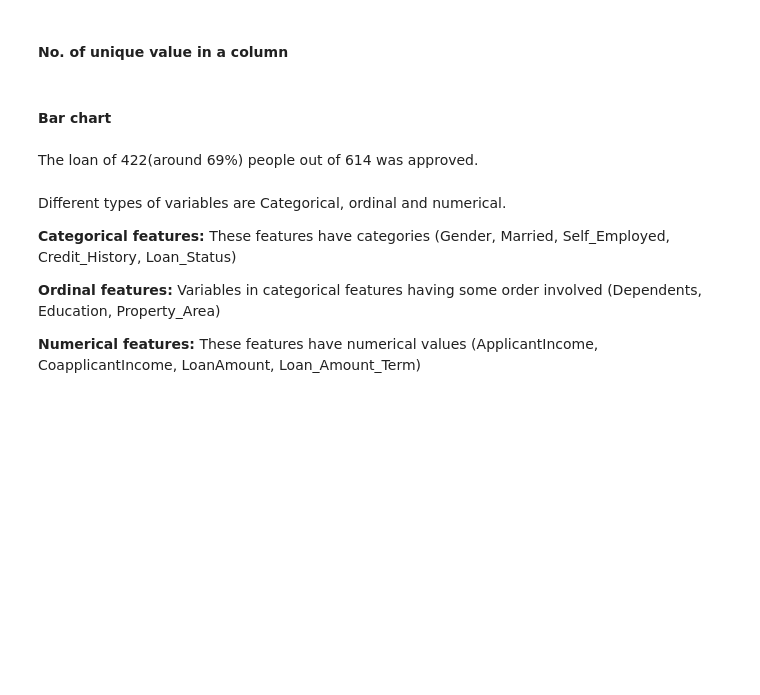
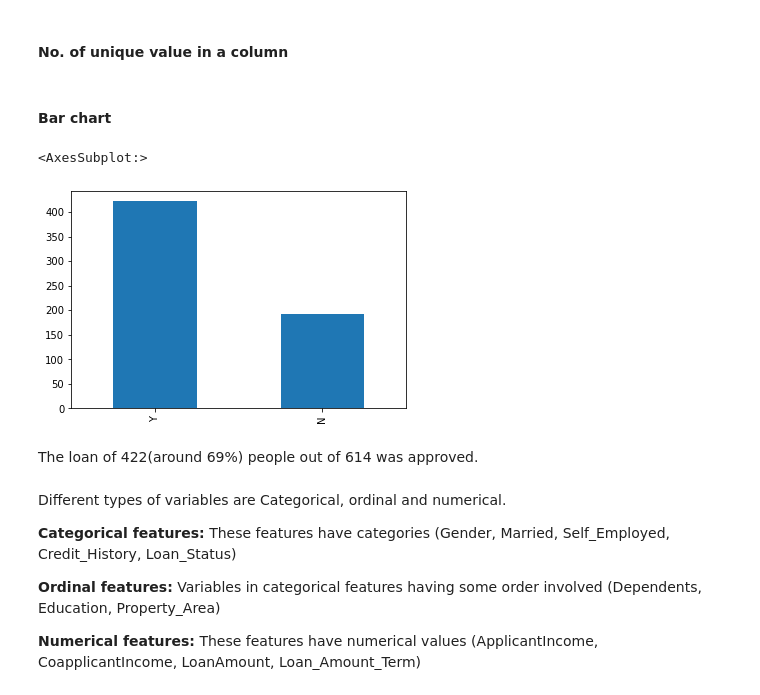
Before and after one commit to SR1608/Pandas, a Jupyter notebook: Pandas_Session_1.ipynb, the cells around one changed output. Drawn from its saved outputs; the diff is of its cells as text; code cells hidden in the pictures; blank space fills up the shorter version.

```diff
--- a/Pandas_Session_1.ipynb
+++ b/Pandas_Session_1.ipynb
@@ -70,5 +130,6 @@ Use the file path: file_path = "/home//Desktop/Project/"
 # Read Loan Dataset
 
 filename = 'train.csv'
-df = pd.read_csv("train.csv")
-df.head()
+df = pd.read_csv(filename)
+# df = pd.read_csv("train.csv")
+df
@@ -207,6 +480,11 @@ Image('Datacolumns.PNG')
 #### No. of unique value in a column
 # %% [markdown]
 #### Bar chart
+# %%
+df['Loan_Status'].value_counts().plot(kind="bar")
+# %% [output]
+<AxesSubplot:>
+[figure, added]
 # %% [markdown]
 The loan of 422(around 69%) people out of 614 was approved.
 # %% [markdown]
```
Also changed, not shown: parts of 49 cells of this notebook, 1 other file.
